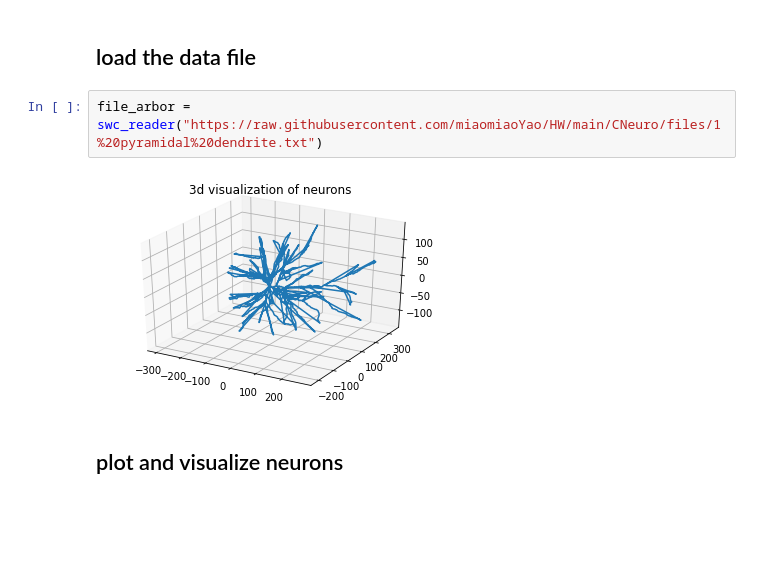
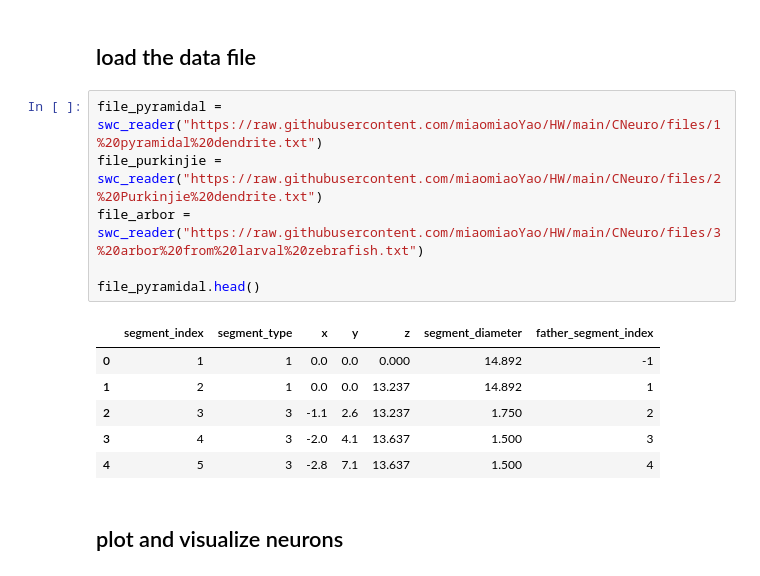
Before and after one commit to miaomiaoYao/HW, a Jupyter notebook: CNeuro/CNeuro_hw1.ipynb, the cells around one changed output. Drawn from its saved outputs; the diff is of its cells as text; blank space fills up the shorter version.

```diff
--- a/CNeuro/CNeuro_hw1.ipynb
+++ b/CNeuro/CNeuro_hw1.ipynb
@@ -27,9 +49,18 @@ def cell_visualization(filename):
 # %% [markdown]
 ## load the data file
-# %%
-file_arbor = swc_reader("https://raw.githubusercontent.com/miaomiaoYao/HW/main/CNeuro/files/1%20pyramidal%20dendrite.txt")
-# %% [output]
-[figure, removed]
+# %%
+file_pyramidal = swc_reader("https://raw.githubusercontent.com/miaomiaoYao/HW/main/CNeuro/files/1%20pyramidal%20dendrite.txt")
+file_purkinjie = swc_reader("https://raw.githubusercontent.com/miaomiaoYao/HW/main/CNeuro/files/2%20Purkinjie%20dendrite.txt")
+file_arbor = swc_reader("https://raw.githubusercontent.com/miaomiaoYao/HW/main/CNeuro/files/3%20arbor%20from%20larval%20zebrafish.txt")
+
+file_pyramidal.head()
+# %% [output]
+|  | segment_index | segment_type | x | y | z | segment_diameter | father_segment_index |
+| 0 | 1 | 1 | 0.0 | 0.0 | 0.000 | 14.892 | -1 |
+| 1 | 2 | 1 | 0.0 | 0.0 | 13.237 | 14.892 | 1 |
+| 2 | 3 | 3 | -1.1 | 2.6 | 13.237 | 1.750 | 2 |
+| 3 | 4 | 3 | -2.0 | 4.1 | 13.637 | 1.500 | 3 |
+| 4 | 5 | 3 | -2.8 | 7.1 | 13.637 | 1.500 | 4 |
 # %% [markdown]
 ## plot and visualize neurons
 # %%
```
Also changed, not shown: parts of 9 cells of this notebook.
